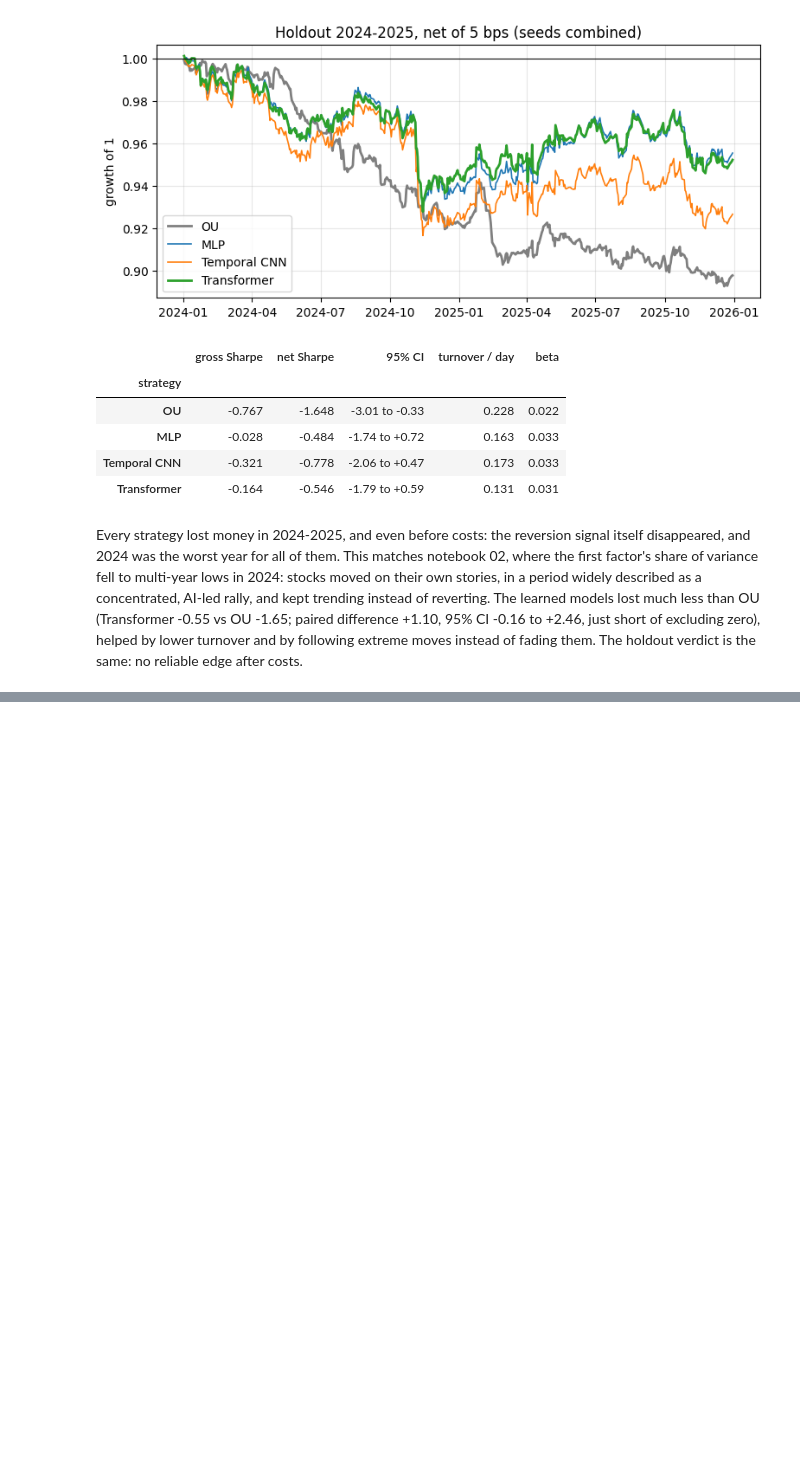
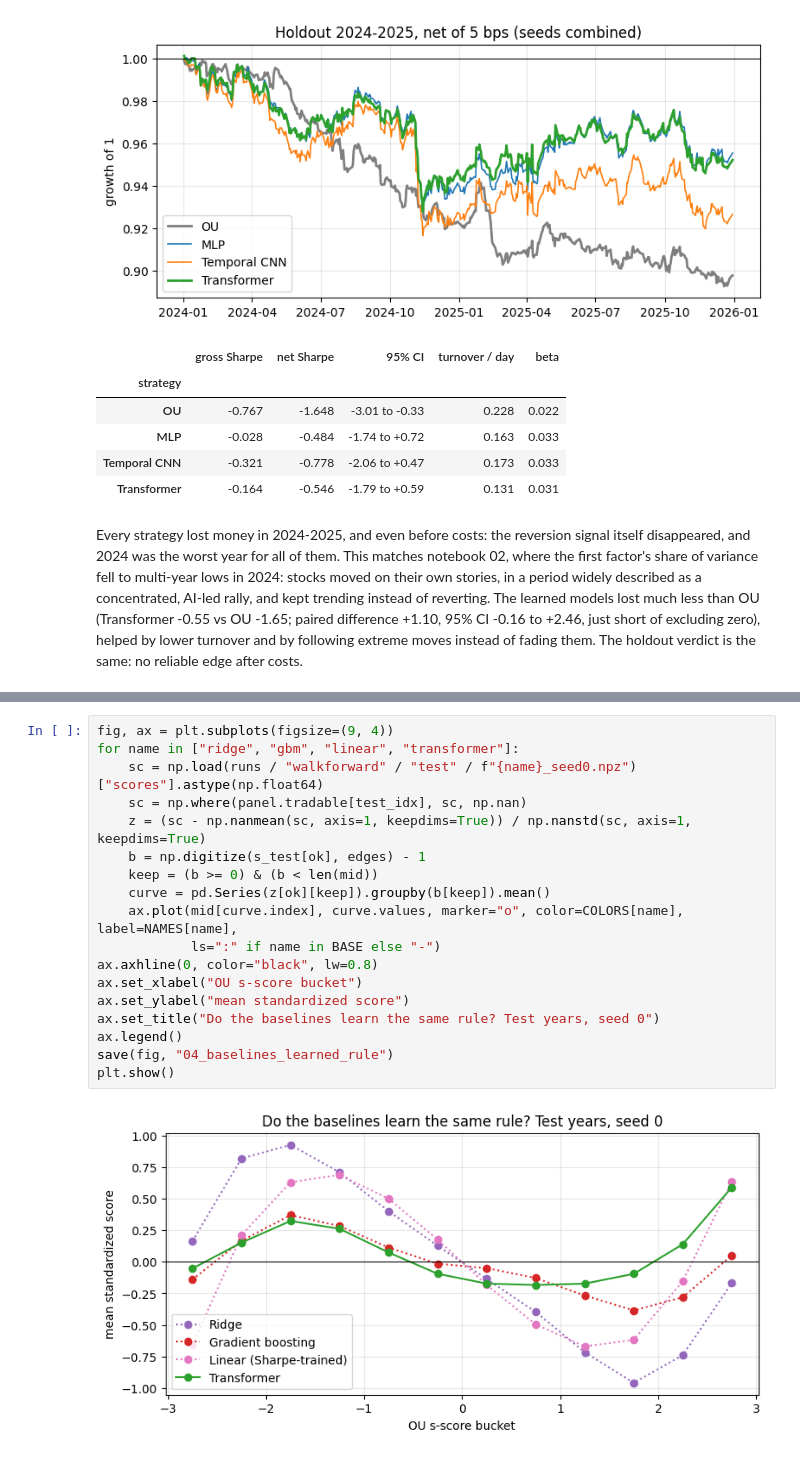
Before and after one commit to Amay-M-Nair/Sharpee, a Jupyter notebook: notebooks/04_results.ipynb, the cells around one changed output, grey strips where cells are left out. Saved outputs shown, nothing was run; the diff lists cells and outputs as text; blank space fills up the shorter version.

```diff
--- a/notebooks/04_results.ipynb
+++ b/notebooks/04_results.ipynb
@@ -361,0 +452,20 @@ Every strategy lost money in 2024-2025, and even before costs: the reversion sig
+# %%
+fig, ax = plt.subplots(figsize=(9, 4))
+for name in ["ridge", "gbm", "linear", "transformer"]:
+    sc = np.load(runs / "walkforward" / "test" / f"{name}_seed0.npz")["scores"].astype(np.float64)
+    sc = np.where(panel.tradable[test_idx], sc, np.nan)
+    z = (sc - np.nanmean(sc, axis=1, keepdims=True)) / np.nanstd(sc, axis=1, keepdims=True)
+    b = np.digitize(s_test[ok], edges) - 1
+    keep = (b >= 0) & (b < len(mid))
+    curve = pd.Series(z[ok][keep]).groupby(b[keep]).mean()
+    ax.plot(mid[curve.index], curve.values, marker="o", color=COLORS[name], label=NAMES[name],
+            ls=":" if name in BASE else "-")
+ax.axhline(0, color="black", lw=0.8)
+ax.set_xlabel("OU s-score bucket")
+ax.set_ylabel("mean standardized score")
+ax.set_title("Do the baselines learn the same rule? Test years, seed 0")
+ax.legend()
+save(fig, "04_baselines_learned_rule")
+plt.show()
+# %% [output]
+[figure, added]
```
Also changed, not shown: parts of 6 cells of this notebook, 3 other files.
